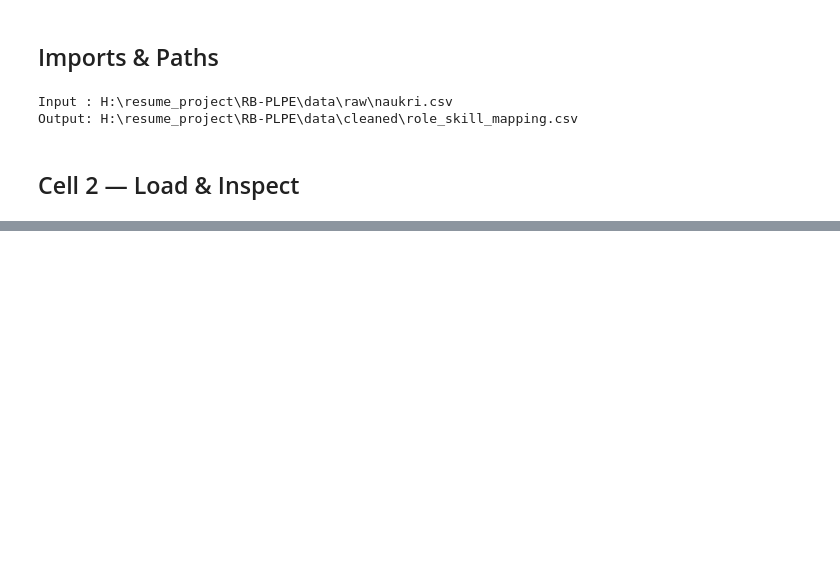
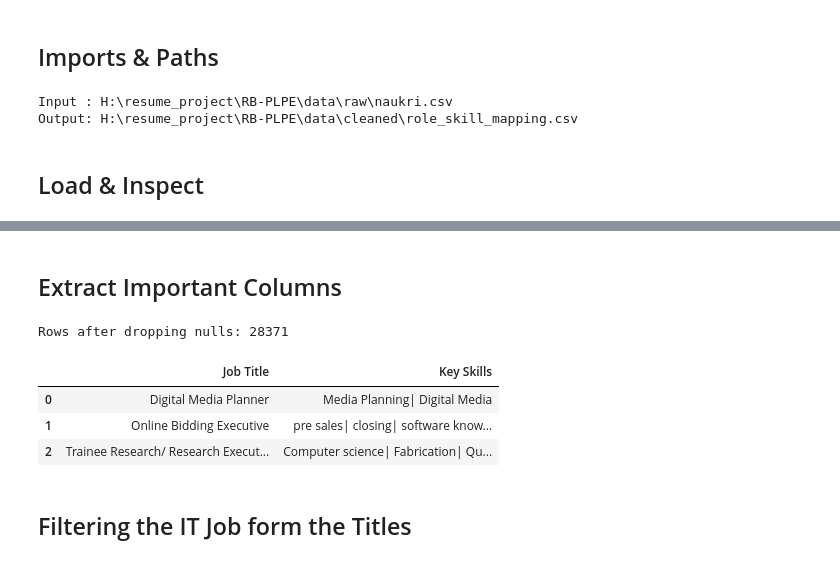
Before and after one commit to hamant-jagwan/Role_Based_Personalized_Learning_Pathway_Engine, a Jupyter notebook: notebooks/naukri_to_role_skill_mapping.ipynb, the cells around one changed output, grey strips where cells are left out. Cells and saved outputs as stored; diff of their text form; code cells hidden in the pictures; blank space fills up the shorter version.

```diff
--- a/notebooks/naukri_to_role_skill_mapping.ipynb
+++ b/notebooks/naukri_to_role_skill_mapping.ipynb
@@ -17,7 +17,7 @@ print("Output:", CLEAN_PATH)
 Input : H:\resume_project\RB-PLPE\data\raw\naukri.csv
 Output: H:\resume_project\RB-PLPE\data\cleaned\role_skill_mapping.csv
 # %% [markdown]
-## Cell 2 — Load & Inspect
+## Load & Inspect
 # %%
 df = pd.read_csv(RAW_PATH)
 
@@ -52,3 +52,24 @@ Sample Key Skills:
 | 0 | 9be62c49a0b7ebe982a4af1edaa7bc5f | 2019-07-05 01:46:07 +0000 | Digital Media Planner | Not Disclosed by Recruiter | 5 - 10 yrs | Media Planning| Digital Media | Advertising | ... |
 | 1 | 3c52d436e39f596b22519da2612f6a56 | 2019-07-06 08:04:50 +0000 | Online Bidding Executive | Not Disclosed by Recruiter | 2 - 5 yrs | pre sales| closing| software know... | Retail Sales | ... |
 | 2 | ffad8a2396c60be2bf6d0e2ff47c58d4 | 2019-08-05 15:50:44 +0000 | Trainee Research/ Research Execut... | Not Disclosed by Recruiter | 0 - 1 yrs | Computer science| Fabrication| Qu... | R&D | ... |
+# %% [markdown]
+## Extract Important Columns
+# %%
+# Only Job Title and Key Skills are needed
+df = df[["Job Title", "Key Skills"]].copy()
+
+df = df.dropna(subset= ["Job Title" , "Key Skills"])
+
+df["Job Title"] = df["Job Title"].str.strip()
+df["Key Skills"] = df["Key Skills"].str.strip()
+
+print(f"Rows after dropping nulls: {len(df)}")
+df.head(3)
+# %% [output]
+Rows after dropping nulls: 28371
+|  | Job Title | Key Skills |
+| 0 | Digital Media Planner | Media Planning| Digital Media |
+| 1 | Online Bidding Executive | pre sales| closing| software know... |
+| 2 | Trainee Research/ Research Execut... | Computer science| Fabrication| Qu... |
+# %% [markdown]
+## Filtering the IT Job form the Titles
```
Also changed, not shown: parts of 22 cells of this notebook, 1 other file.
